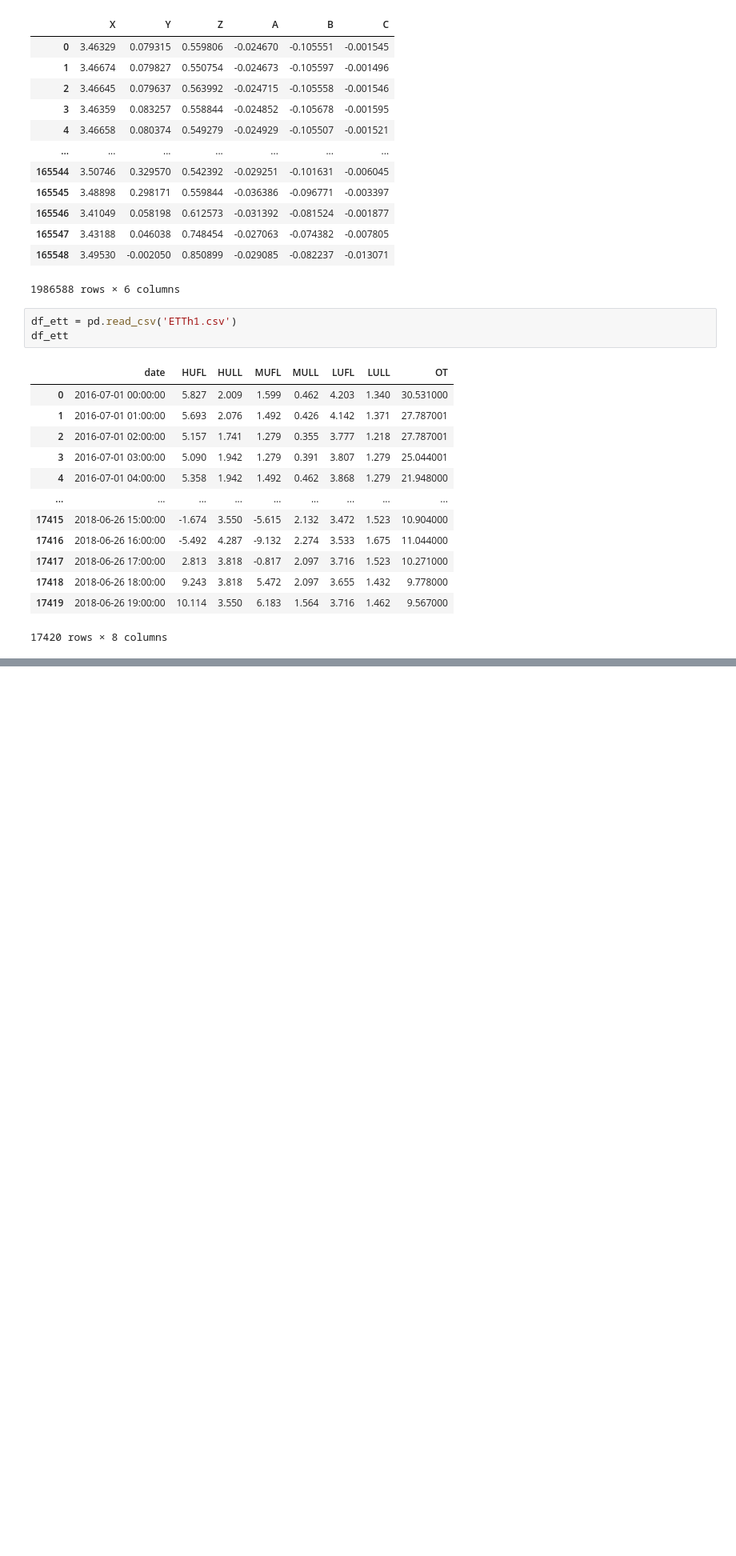
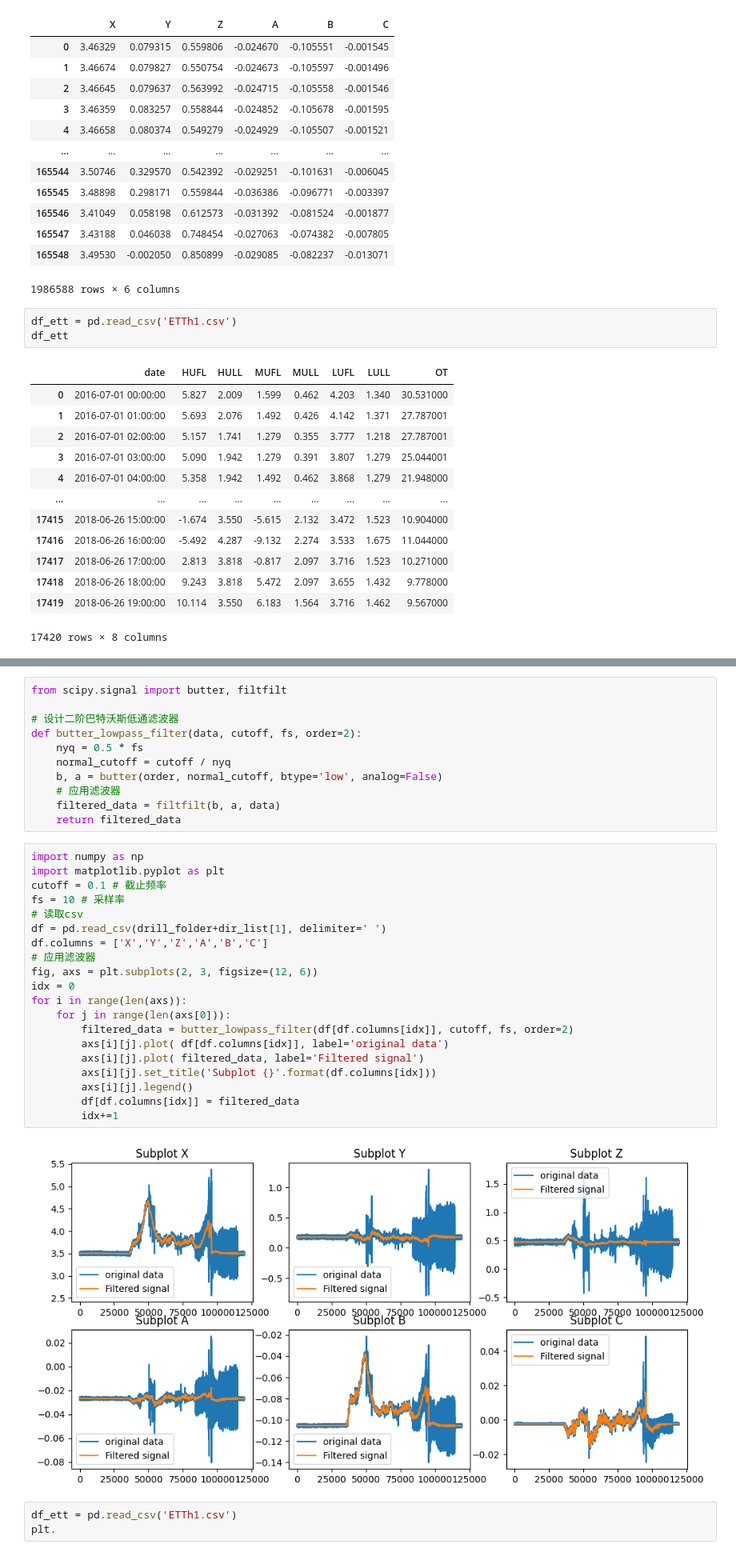
Before and after one commit to junhui1997/all_code, a Jupyter notebook: dataset/bone_drill.ipynb, the cells around one changed output, grey strips where cells are left out. Shown at 80% size. Drawn from its saved outputs; the diff is of its cells as text; blank space fills up the shorter version.

```diff
--- a/dataset/bone_drill.ipynb
+++ b/dataset/bone_drill.ipynb
@@ -75,0 +86,36 @@ df_ett
+# %%
+from scipy.signal import butter, filtfilt
+
+# 设计二阶巴特沃斯低通滤波器
+def butter_lowpass_filter(data, cutoff, fs, order=2):
+    nyq = 0.5 * fs
+    normal_cutoff = cutoff / nyq
+    b, a = butter(order, normal_cutoff, btype='low', analog=False)
+    # 应用滤波器
+    filtered_data = filtfilt(b, a, data)
+    return filtered_data
+# %%
+import numpy as np
+import matplotlib.pyplot as plt
+cutoff = 0.1 # 截止频率
+fs = 10 # 采样率
+# 读取csv
+df = pd.read_csv(drill_folder+dir_list[1], delimiter=' ')
+df.columns = ['X','Y','Z','A','B','C']
+# 应用滤波器
+fig, axs = plt.subplots(2, 3, figsize=(12, 6))
+idx = 0
+for i in range(len(axs)):
+    for j in range(len(axs[0])):
+        filtered_data = butter_lowpass_filter(df[df.columns[idx]], cutoff, fs, order=2)
+        axs[i][j].plot( df[df.columns[idx]], label='original data')
+        axs[i][j].plot( filtered_data, label='Filtered signal')
+        axs[i][j].set_title('Subplot {}'.format(df.columns[idx]))
+        axs[i][j].legend()
+        df[df.columns[idx]] = filtered_data
+        idx+=1
+# %% [output]
+[figure, added]
+# %%
+df_ett = pd.read_csv('ETTh1.csv')
+plt.
```
Also changed, not shown: parts of 2 cells of this notebook, 5 other files.
